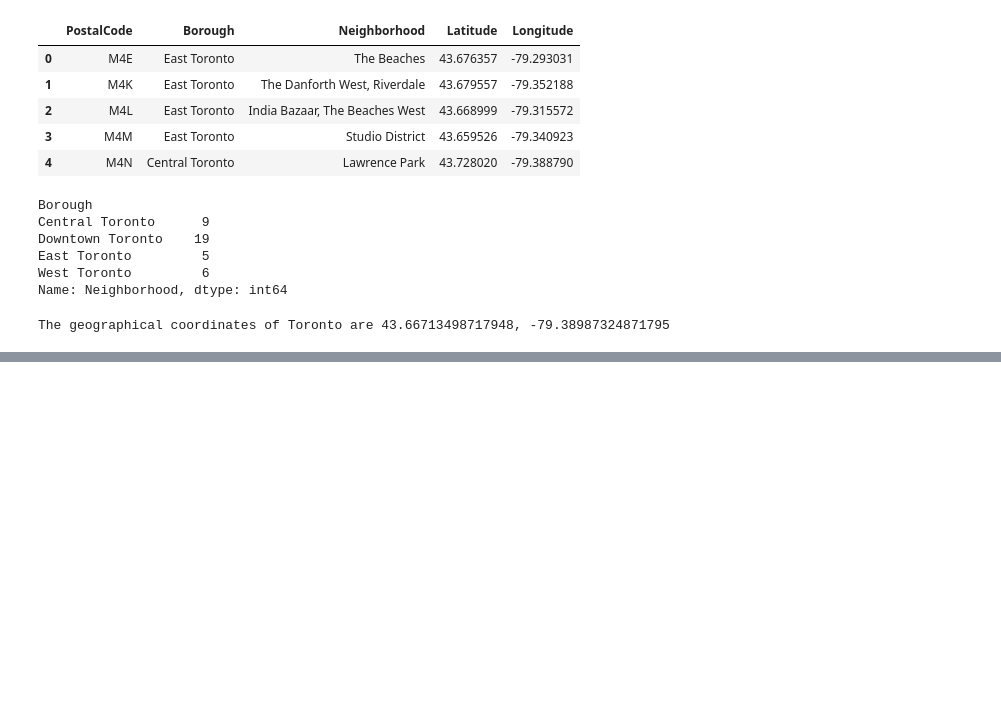
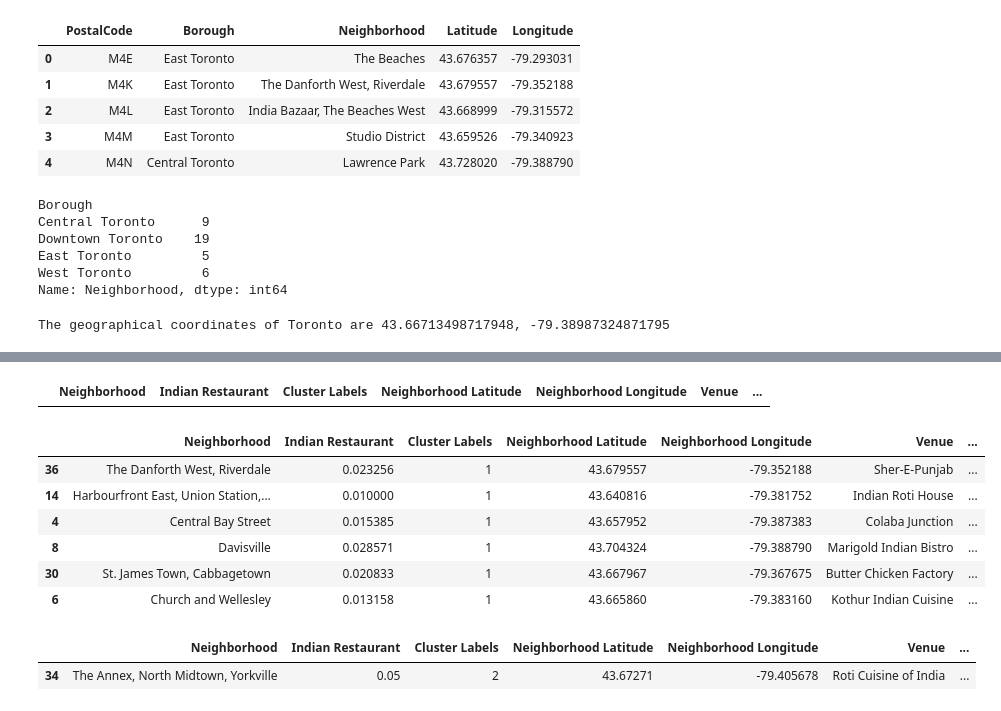
Before and after one commit to Gauravshukla2017/Capstone-Week3-2-3, a Jupyter notebook: Capstone Project.ipynb, the cells around one changed output, grey strips where cells are left out. Drawn from its saved outputs; the diff is of its cells as text; code cells hidden in the pictures; blank space fills up the shorter version.

```diff
--- a/Capstone Project.ipynb
+++ b/Capstone Project.ipynb
@@ -233,0 +422,8 @@ radius = 500 # define radius
+# %%
+to_merged = to_indian.copy()
+
+# add clustering labels
+to_merged["Cluster Labels"] = kmeans.labels_
+# %%
+to_merged.rename(columns={"Neighborhoods": "Neighborhood"}, inplace=True)
+to_merged.head(5)
@@ -233,0 +437,5 @@ radius = 500 # define radius
+# %%
+to_merged = to_merged.join(toronto_venues.set_index("Neighborhood"), on="Neighborhood")
+
+print(to_merged.shape)
+to_merged.head()
@@ -233,0 +450,3 @@ radius = 500 # define radius
+# %%
+to_merged.sort_values(["Cluster Labels"], inplace=True)
+to_merged.head()
@@ -233,0 +488,23 @@ radius = 500 # define radius
+# %%
+#Cluster 0
+to_merged.loc[(to_merged['Cluster Labels'] ==0) & (to_merged['Venue Category'] == 'Indian Restaurant') ]
+# %% [output]
+|  | Neighborhood | Indian Restaurant | Cluster Labels | Neighborhood Latitude | Neighborhood Longitude | Venue | ... |
+# %%
+#Cluster 1
+to_merged.loc[(to_merged['Cluster Labels'] ==1) & (to_merged['Venue Category'] == 'Indian Restaurant') ]
+# %% [output]
+|  | Neighborhood | Indian Restaurant | Cluster Labels | Neighborhood Latitude | Neighborhood Longitude | Venue | ... |
+| 36 | The Danforth West, Riverdale | 0.023256 | 1 | 43.679557 | -79.352188 | Sher-E-Punjab | ... |
+| 14 | Harbourfront East, Union Station,... | 0.010000 | 1 | 43.640816 | -79.381752 | Indian Roti House | ... |
+| 4 | Central Bay Street | 0.015385 | 1 | 43.657952 | -79.387383 | Colaba Junction | ... |
+| 8 | Davisville | 0.028571 | 1 | 43.704324 | -79.388790 | Marigold Indian Bistro | ... |
+| 30 | St. James Town, Cabbagetown | 0.020833 | 1 | 43.667967 | -79.367675 | Butter Chicken Factory | ... |
+| 6 | Church and Wellesley | 0.013158 | 1 | 43.665860 | -79.383160 | Kothur Indian Cuisine | ... |
+# %%
+#Cluster 2
+
+to_merged.loc[(to_merged['Cluster Labels'] ==2) & (to_merged['Venue Category'] == 'Indian Restaurant') ]
+# %% [output]
+|  | Neighborhood | Indian Restaurant | Cluster Labels | Neighborhood Latitude | Neighborhood Longitude | Venue | ... |
+| 34 | The Annex, North Midtown, Yorkville | 0.05 | 2 | 43.67271 | -79.405678 | Roti Cuisine of India | ... |
```
Also changed, not shown: parts of 16 cells of this notebook.
